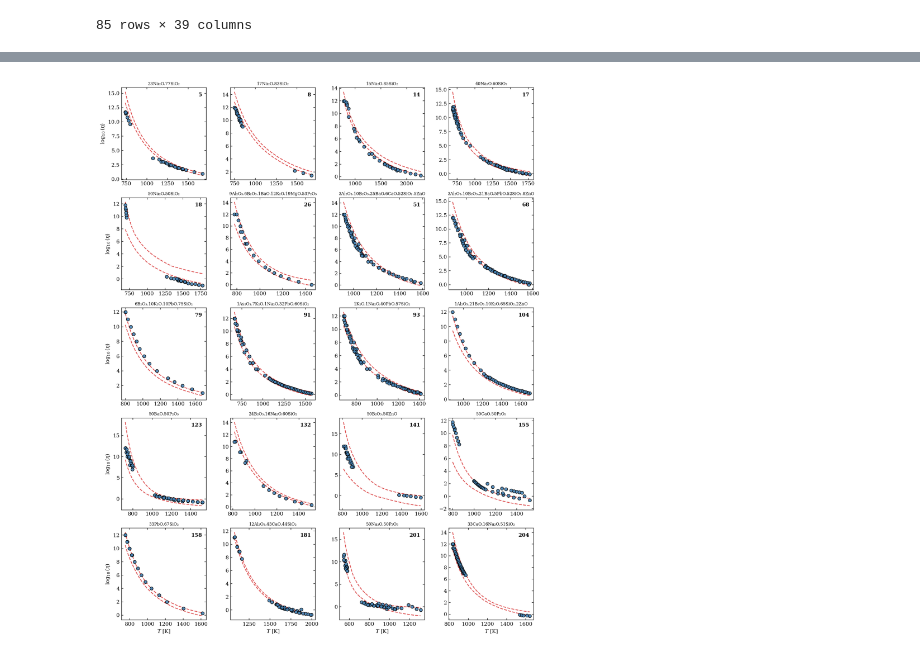
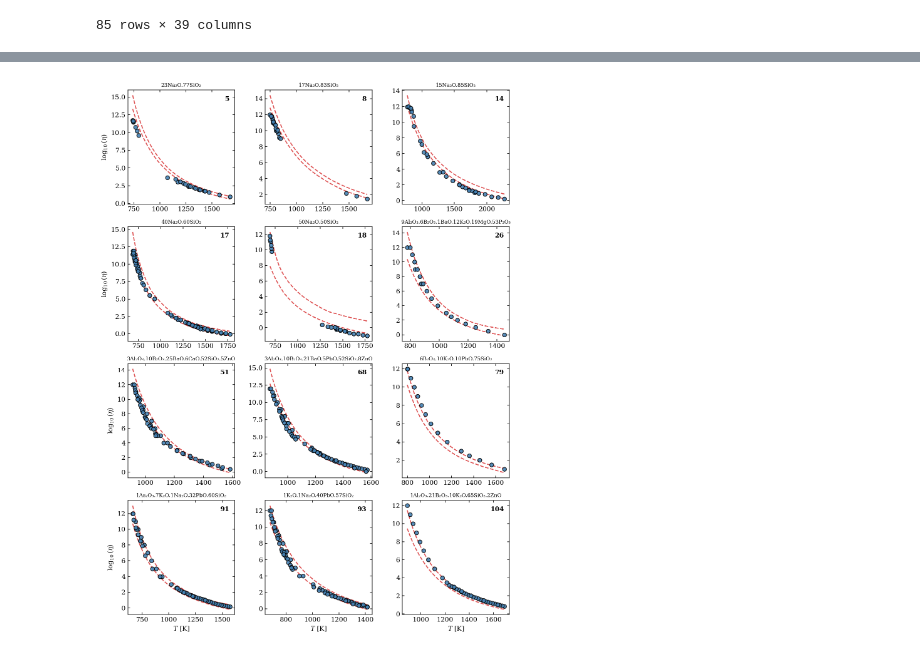
Before and after one commit to R3sten/glass_dynamics, a Jupyter notebook: notebooks/analysis/05_ridge_analysis.ipynb, the cells around one changed output, grey strips where cells are left out. Cells and saved outputs as stored; diff of their text form; code cells hidden in the pictures.

```diff
--- a/notebooks/analysis/05_ridge_analysis.ipynb
+++ b/notebooks/analysis/05_ridge_analysis.ipynb
@@ -509,7 +495,7 @@ predictions_df, distributions_dict = generate_bootstrap_predictions(
     n_estimators=100
 )
 
-viscosity_plots_path = plots_path / "test_viscosity_plots"
+viscosity_plots_path = plots_path / "test_viscosity_plots_tesi"
 viscosity_plots_path.mkdir(parents=True, exist_ok=True)
 
 plot_viscosity_grids_bootstrap(
@@ -517,6 +503,8 @@ plot_viscosity_grids_bootstrap(
     distributions_dict=distributions_dict,
     names_dict=glass_names_dict,
     save_dir=viscosity_plots_path,
-    confidence=95.0
+    confidence=95.0,
+    num_rows=4,
+    num_cols=3
 )
 # %% [output]
@@ -525 +513 @@ plot_viscosity_grids_bootstrap(
-[figure, old version]
+[figure, new version]
```
Also changed, not shown: parts of 16 cells of this notebook, 27 other files.
